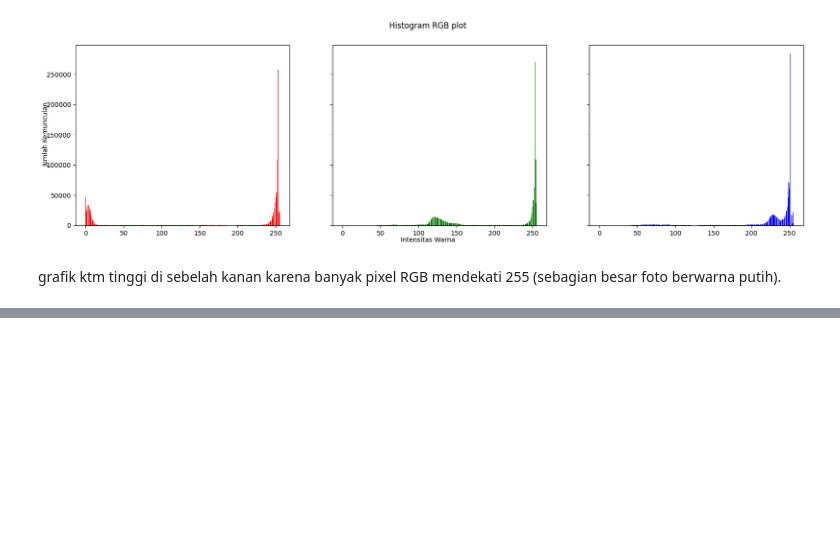
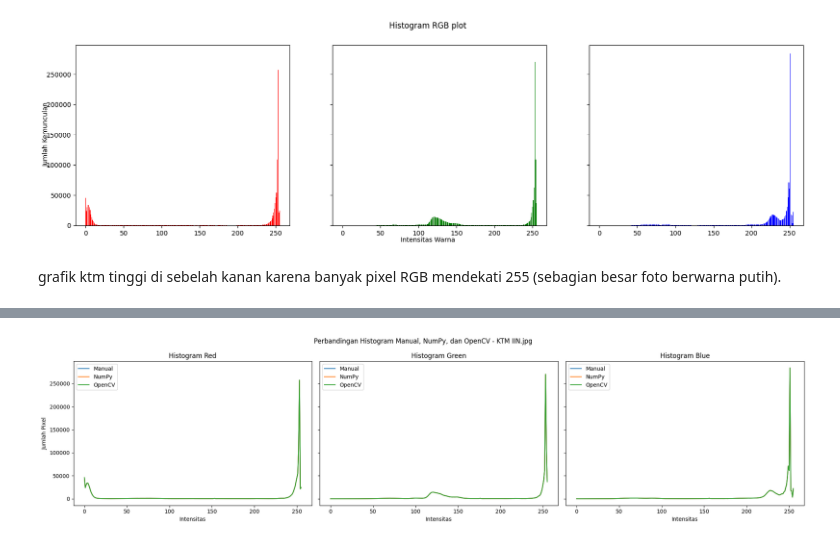
Before and after one commit to SitiMutmainah15/PCVK_GENAP_2026, a Jupyter notebook: week5_244107020143.ipynb, the cells around one changed output, grey strips where cells are left out. Drawn from its saved outputs; the diff is of its cells as text; code cells hidden in the pictures; blank space fills up the shorter version.

```diff
--- a/week5_244107020143.ipynb
+++ b/week5_244107020143.ipynb
@@ -105,0 +208,7 @@ grafik ktm tinggi di sebelah kanan karena banyak pixel RGB mendekati 255 (sebagi
+# %%
+img = cv.imread('/content/KTM IIN2.jpeg')
+img = cv.cvtColor(img, cv.COLOR_BGR2RGB)
+
+height, width, depth = img.shape
+
+print("Ukuran citra:", img.shape)
@@ -105,0 +232,10 @@ grafik ktm tinggi di sebelah kanan karena banyak pixel RGB mendekati 255 (sebagi
+# %%
+#numpy histrogram
+red_numpy, _ = np.histogram(img[:, :, 0], bins=256, range=(0, 256))
+green_numpy, _ = np.histogram(img[:, :, 1], bins=256, range=(0, 256))
+blue_numpy, _ = np.histogram(img[:, :, 2], bins=256, range=(0, 256))
+# %%
+#cv.calcHist
+red_cv = cv.calcHist([img], [0], None, [256], [0, 256]).flatten()
+green_cv = cv.calcHist([img], [1], None, [256], [0, 256]).flatten()
+blue_cv = cv.calcHist([img], [2], None, [256], [0, 256]).flatten()
@@ -105,0 +272,36 @@ grafik ktm tinggi di sebelah kanan karena banyak pixel RGB mendekati 255 (sebagi
+# %%
+names = np.arange(256)
+
+fig, axs = plt.subplots(1, 3, figsize=(20, 5), sharex=True, sharey=True)
+
+# RED
+axs[0].plot(names, red_manual, label='Manual')
+axs[0].plot(names, red_numpy, label='NumPy')
+axs[0].plot(names, red_cv, label='OpenCV')
+axs[0].set_title('Histogram Red')
+axs[0].set_xlabel('Intensitas')
+axs[0].set_ylabel('Jumlah Pixel')
+axs[0].legend()
+
+# GREEN
+axs[1].plot(names, green_manual, label='Manual')
+axs[1].plot(names, green_numpy, label='NumPy')
+axs[1].plot(names, green_cv, label='OpenCV')
+axs[1].set_title('Histogram Green')
+axs[1].set_xlabel('Intensitas')
+axs[1].legend()
+
+# BLUE
+axs[2].plot(names, blue_manual, label='Manual')
+axs[2].plot(names, blue_numpy, label='NumPy')
+axs[2].plot(names, blue_cv, label='OpenCV')
+axs[2].set_title('Histogram Blue')
+axs[2].set_xlabel('Intensitas')
+axs[2].legend()
+
+fig.suptitle('Perbandingan Histogram Manual, NumPy, dan OpenCV - KTM IIN.jpg')
+
+plt.tight_layout()
+plt.show()
+# %% [output]
+[figure, added]
```
Also changed, not shown: parts of 11 cells of this notebook.
